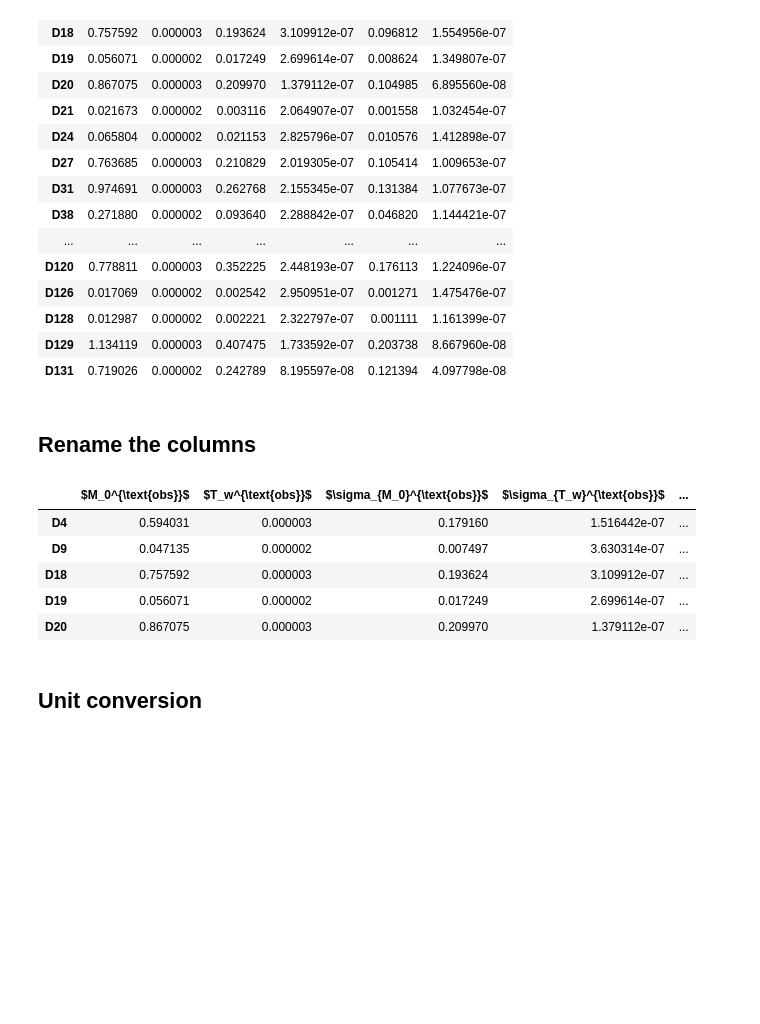
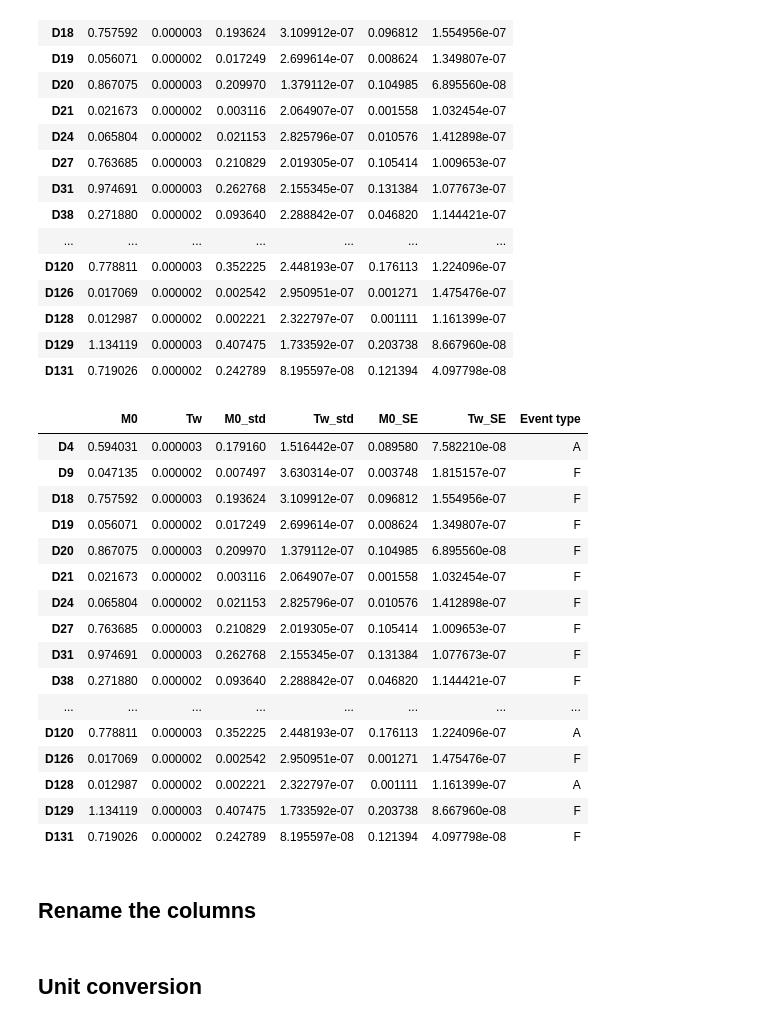
Before and after one commit to kura-okubo/4mNonSelfSim_Paper, a Jupyter notebook: GougeEventCatalog/code/03_generate_LaTeXtable.ipynb, the cells around one changed output. Drawn from its saved outputs; the diff is of its cells as text; code cells hidden in the pictures; blank space fills up the shorter version.

Commit message:
update Gouge Event Catalog

```diff
--- a/GougeEventCatalog/code/03_generate_LaTeXtable.ipynb
+++ b/GougeEventCatalog/code/03_generate_LaTeXtable.ipynb
@@ -80,6 +82,37 @@ df_selected_GPevent
 | D128 | 0.012987 | 0.000002 | 0.002221 | 2.322797e-07 | 0.001111 | 1.161399e-07 |
 | D129 | 1.134119 | 0.000003 | 0.407475 | 1.733592e-07 | 0.203738 | 8.667960e-08 |
 | D131 | 0.719026 | 0.000002 | 0.242789 | 8.195597e-08 | 0.121394 | 4.097798e-08 |
+# %%
+# update event timing
+df_selected_GPevent["Event type"] = "F"
+
+aftershock_ids = [3,4,7,15,16,17,32,33,43,46,51,52,56,57,62,63,67,68,69,76,77,80,87,89,
+                  90,92,93,100,102,103,104,105,106,107,108,109,111,114,116,118,120,123,124,128,132]; # we visually categorized the aftershocks.
+
+# extract gougeevent_id from index
+gougeevent_ids = df_selected_GPevent.index.str.split("D").str[-1].astype(int)
+
+# assign aftershocks
+df_selected_GPevent.loc[gougeevent_ids.isin(aftershock_ids), "Event type"] = "A"
+df_selected_GPevent
+# %% [output]
+|  | M0 | Tw | M0_std | Tw_std | M0_SE | Tw_SE | Event type |
+| D4 | 0.594031 | 0.000003 | 0.179160 | 1.516442e-07 | 0.089580 | 7.582210e-08 | A |
+| D9 | 0.047135 | 0.000002 | 0.007497 | 3.630314e-07 | 0.003748 | 1.815157e-07 | F |
+| D18 | 0.757592 | 0.000003 | 0.193624 | 3.109912e-07 | 0.096812 | 1.554956e-07 | F |
+| D19 | 0.056071 | 0.000002 | 0.017249 | 2.699614e-07 | 0.008624 | 1.349807e-07 | F |
+| D20 | 0.867075 | 0.000003 | 0.209970 | 1.379112e-07 | 0.104985 | 6.895560e-08 | F |
+| D21 | 0.021673 | 0.000002 | 0.003116 | 2.064907e-07 | 0.001558 | 1.032454e-07 | F |
+| D24 | 0.065804 | 0.000002 | 0.021153 | 2.825796e-07 | 0.010576 | 1.412898e-07 | F |
+| D27 | 0.763685 | 0.000003 | 0.210829 | 2.019305e-07 | 0.105414 | 1.009653e-07 | F |
+| D31 | 0.974691 | 0.000003 | 0.262768 | 2.155345e-07 | 0.131384 | 1.077673e-07 | F |
+| D38 | 0.271880 | 0.000002 | 0.093640 | 2.288842e-07 | 0.046820 | 1.144421e-07 | F |
+| ... | ... | ... | ... | ... | ... | ... | ... |
+| D120 | 0.778811 | 0.000003 | 0.352225 | 2.448193e-07 | 0.176113 | 1.224096e-07 | A |
+| D126 | 0.017069 | 0.000002 | 0.002542 | 2.950951e-07 | 0.001271 | 1.475476e-07 | F |
+| D128 | 0.012987 | 0.000002 | 0.002221 | 2.322797e-07 | 0.001111 | 1.161399e-07 | A |
+| D129 | 1.134119 | 0.000003 | 0.407475 | 1.733592e-07 | 0.203738 | 8.667960e-08 | F |
+| D131 | 0.719026 | 0.000002 | 0.242789 | 8.195597e-08 | 0.121394 | 4.097798e-08 | F |
 # %% [markdown]
 ## Rename the columns
 # %%
@@ -92,15 +125,6 @@ df_selected_GPevent.rename(
              "Tw_SE":"${SE}_{T_w}^{\\text{obs}}$",
             },
     inplace=True)
-# %%
-df_selected_GPevent.head()
-# %% [output]
-|  | $M_0^{\text{obs}}$ | $T_w^{\text{obs}}$ | $\sigma_{M_0}^{\text{obs}}$ | $\sigma_{T_w}^{\text{obs}}$ | ... |
-| D4 | 0.594031 | 0.000003 | 0.179160 | 1.516442e-07 | ... |
-| D9 | 0.047135 | 0.000002 | 0.007497 | 3.630314e-07 | ... |
-| D18 | 0.757592 | 0.000003 | 0.193624 | 3.109912e-07 | ... |
-| D19 | 0.056071 | 0.000002 | 0.017249 | 2.699614e-07 | ... |
-| D20 | 0.867075 | 0.000003 | 0.209970 | 1.379112e-07 | ... |
 # %% [markdown]
 ## Unit conversion
 # %%
```
Also changed, not shown: parts of 2 cells of this notebook.
